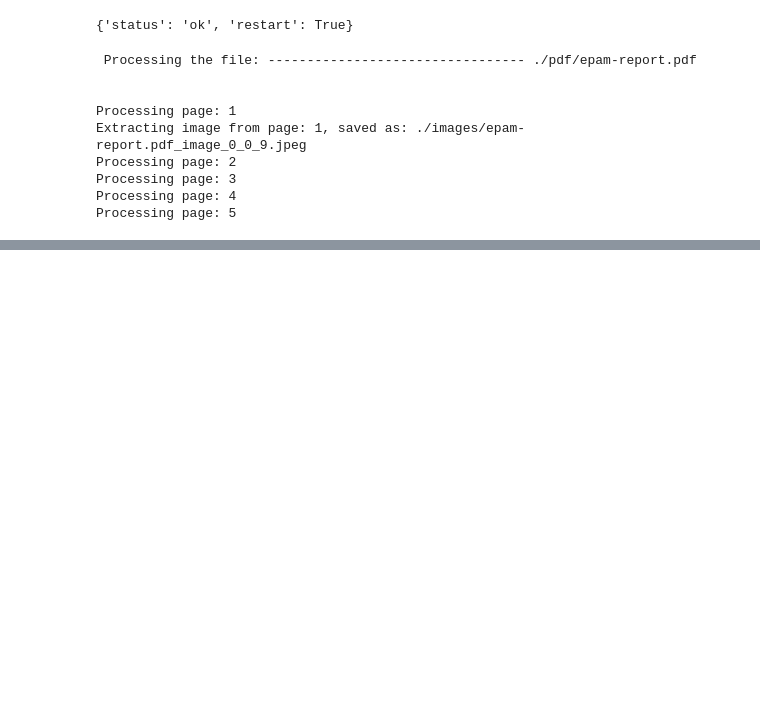
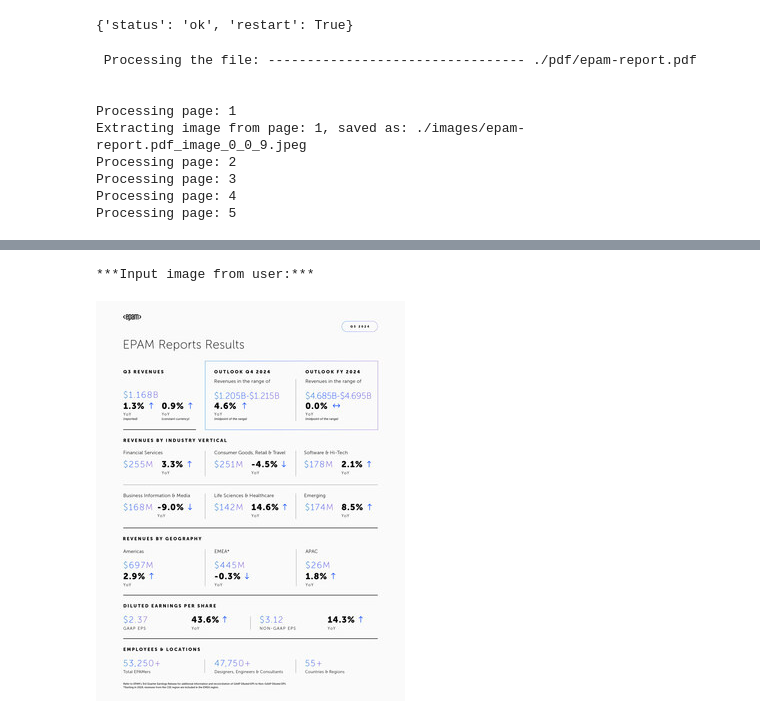
Before and after one commit to max-arshinov/llm-playground, a Jupyter notebook: hw/8.practice.ipynb, the cells around one changed output, grey strips where cells are left out. Cells and saved outputs as stored; diff of their text form; code cells hidden in the pictures; blank space fills up the shorter version.

```diff
--- a/hw/8.practice.ipynb
+++ b/hw/8.practice.ipynb
@@ -163,0 +339,11 @@ get_gemini_response(
+# %%
+# You can find a similar image as per the images you have in the metadata.
+# In this case, you have a table (picked from the same document source) and you would like to find similar tables in the document.
+# Print a message indicating the input image
+print("***Input image from user:***")
+
+# Display the input image
+Image.load_from_file(image_query_path)
+# %% [output]
+***Input image from user:***
+[figure, added]
```
Also changed, not shown: parts of 18 cells of this notebook, 1 other file.
